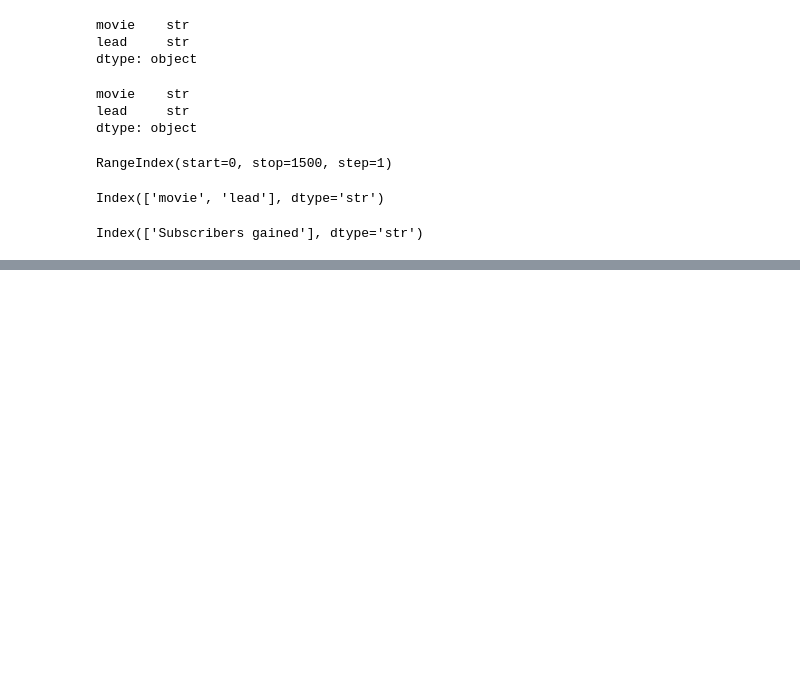
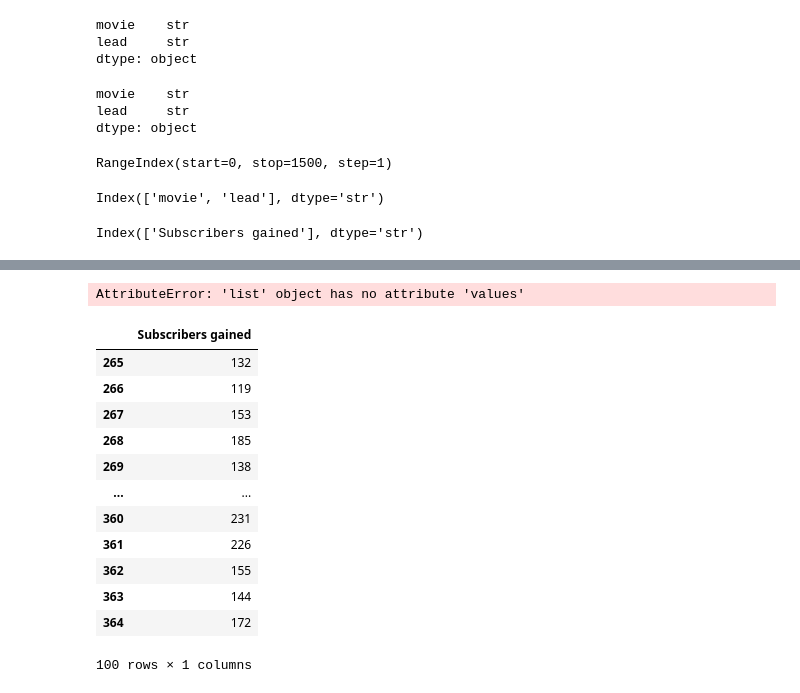
Before and after one commit to jhalucky/KPP-Keep-Practicing-Python, a Jupyter notebook: pandas/working.ipynb, the cells around one changed output, grey strips where cells are left out. Saved outputs shown, nothing was run; the diff lists cells and outputs as text; code cells hidden in the pictures; blank space fills up the shorter version.

```diff
--- a/pandas/working.ipynb
+++ b/pandas/working.ipynb
@@ -79,0 +100,20 @@ Index(['Subscribers gained'], dtype='str')
+# %%
+student_data.values
+# %% [output]
+AttributeError: 'list' object has no attribute 'values'
+# %%
+subs.tail(100)
+# %% [output]
+|  | Subscribers gained |
+| 265 | 132 |
+| 266 | 119 |
+| 267 | 153 |
+| 268 | 185 |
+| 269 | 138 |
+| ... | ... |
+| 360 | 231 |
+| 361 | 226 |
+| 362 | 155 |
+| 363 | 144 |
+| 364 | 172 |
+100 rows × 1 columns
```
Also changed, not shown: parts of 2 cells of this notebook.
